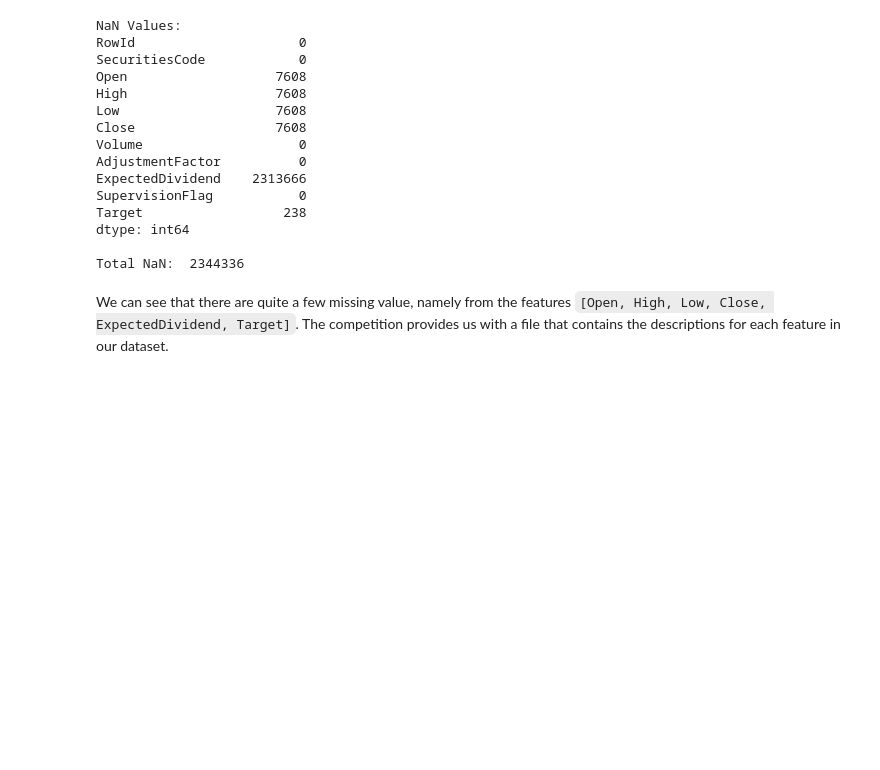
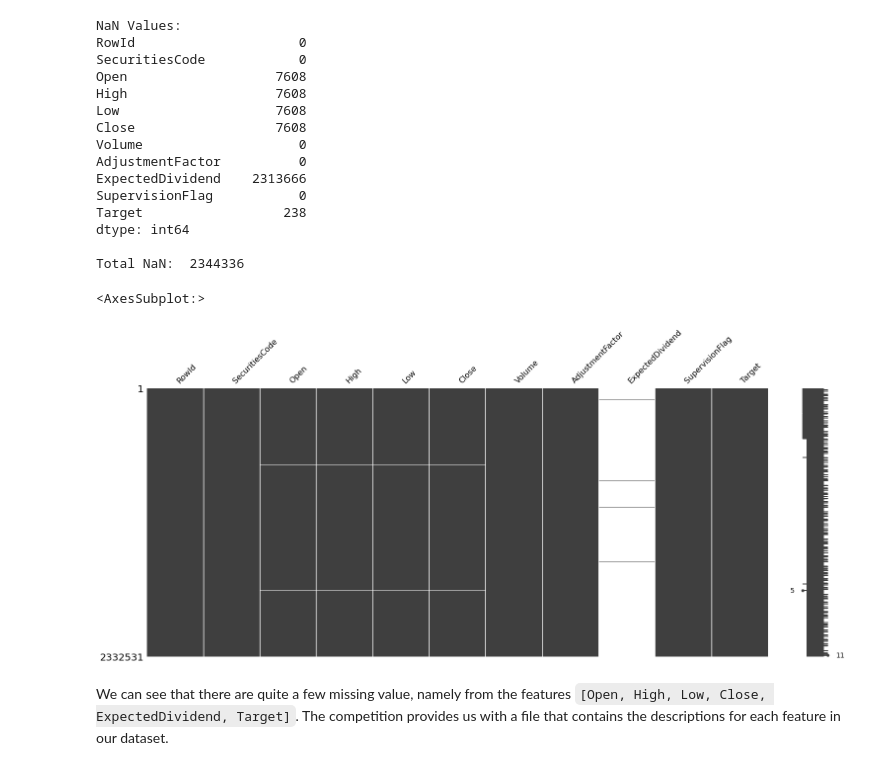
Before and after one commit to leeked/JPX-IntroDS, a Jupyter notebook: anime_country_stonks.ipynb, the cells around one changed output. Drawn from its saved outputs; the diff is of its cells as text; code cells hidden in the pictures; blank space fills up the shorter version.

```diff
--- a/anime_country_stonks.ipynb
+++ b/anime_country_stonks.ipynb
@@ -101,6 +105,11 @@ Target                  238
 dtype: int64
 
 Total NaN:  2344336
+# %%
+msno.matrix(df)
+# %% [output]
+<AxesSubplot:>
+[figure, added]
 # %% [markdown]
 We can see that there are quite a few missing value, namely from the features `[Open, High, Low, Close, ExpectedDividend, Target]`. The competition provides us with a file that contains the descriptions for each feature in our dataset.
 # %%
```
Also changed, not shown: parts of 6 cells of this notebook.
